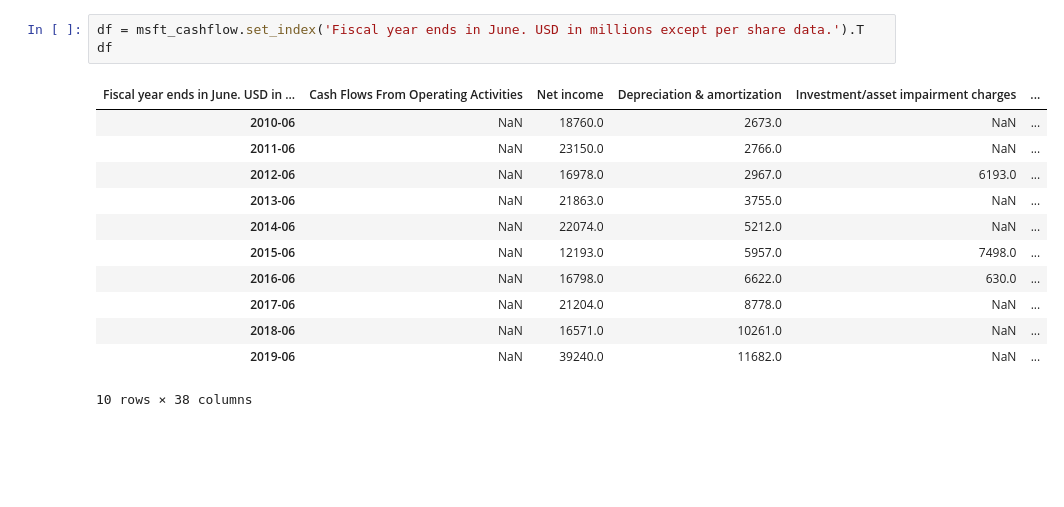
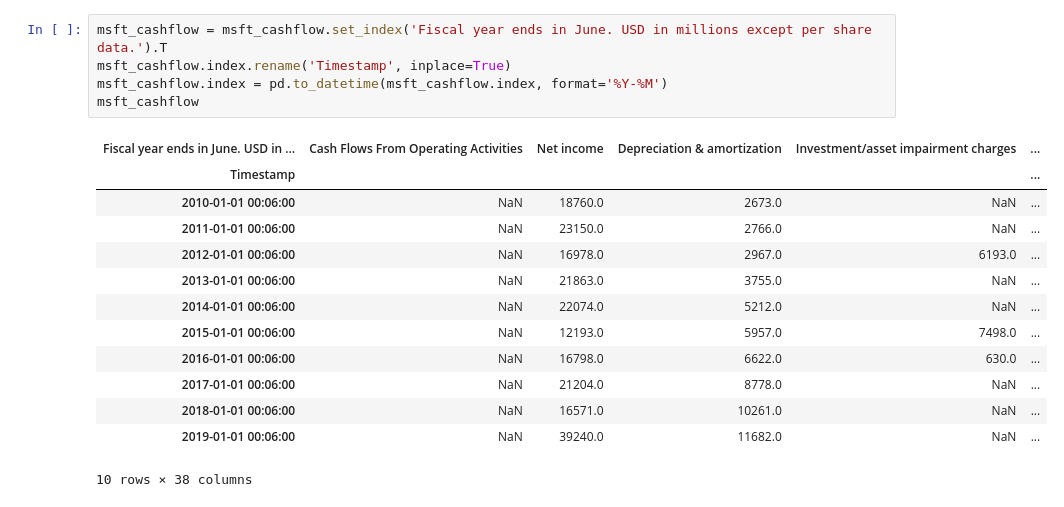
Before and after one commit to michaelsru/Finance-App, a Jupyter notebook: plot_data.ipynb, the cells around one changed output. Drawn from its saved outputs; the diff is of its cells as text; blank space fills up the shorter version.

```diff
--- a/plot_data.ipynb
+++ b/plot_data.ipynb
@@ -52,17 +13,20 @@ data/MSFT Cash Flow.csv
 # %%
-df = msft_cashflow.set_index('Fiscal year ends in June. USD in millions except per share data.').T
-df
+msft_cashflow = msft_cashflow.set_index('Fiscal year ends in June. USD in millions except per share data.').T
+msft_cashflow.index.rename('Timestamp', inplace=True)
+msft_cashflow.index = pd.to_datetime(msft_cashflow.index, format='%Y-%M')
+msft_cashflow
 # %% [output]
 | Fiscal year ends in June. USD in ... | Cash Flows From Operating Activities | Net income | Depreciation & amortization | Investment/asset impairment charges | ... |
-| 2010-06 | NaN | 18760.0 | 2673.0 | NaN | ... |
-| 2011-06 | NaN | 23150.0 | 2766.0 | NaN | ... |
-| 2012-06 | NaN | 16978.0 | 2967.0 | 6193.0 | ... |
-| 2013-06 | NaN | 21863.0 | 3755.0 | NaN | ... |
-| 2014-06 | NaN | 22074.0 | 5212.0 | NaN | ... |
-| 2015-06 | NaN | 12193.0 | 5957.0 | 7498.0 | ... |
-| 2016-06 | NaN | 16798.0 | 6622.0 | 630.0 | ... |
-| 2017-06 | NaN | 21204.0 | 8778.0 | NaN | ... |
-| 2018-06 | NaN | 16571.0 | 10261.0 | NaN | ... |
-| 2019-06 | NaN | 39240.0 | 11682.0 | NaN | ... |
+| Timestamp |  |  |  |  | ... |
+| 2010-01-01 00:06:00 | NaN | 18760.0 | 2673.0 | NaN | ... |
+| 2011-01-01 00:06:00 | NaN | 23150.0 | 2766.0 | NaN | ... |
+| 2012-01-01 00:06:00 | NaN | 16978.0 | 2967.0 | 6193.0 | ... |
+| 2013-01-01 00:06:00 | NaN | 21863.0 | 3755.0 | NaN | ... |
+| 2014-01-01 00:06:00 | NaN | 22074.0 | 5212.0 | NaN | ... |
+| 2015-01-01 00:06:00 | NaN | 12193.0 | 5957.0 | 7498.0 | ... |
+| 2016-01-01 00:06:00 | NaN | 16798.0 | 6622.0 | 630.0 | ... |
+| 2017-01-01 00:06:00 | NaN | 21204.0 | 8778.0 | NaN | ... |
+| 2018-01-01 00:06:00 | NaN | 16571.0 | 10261.0 | NaN | ... |
+| 2019-01-01 00:06:00 | NaN | 39240.0 | 11682.0 | NaN | ... |
 10 rows × 38 columns
 # %%
```
Also changed, not shown: parts of 6 cells of this notebook.
